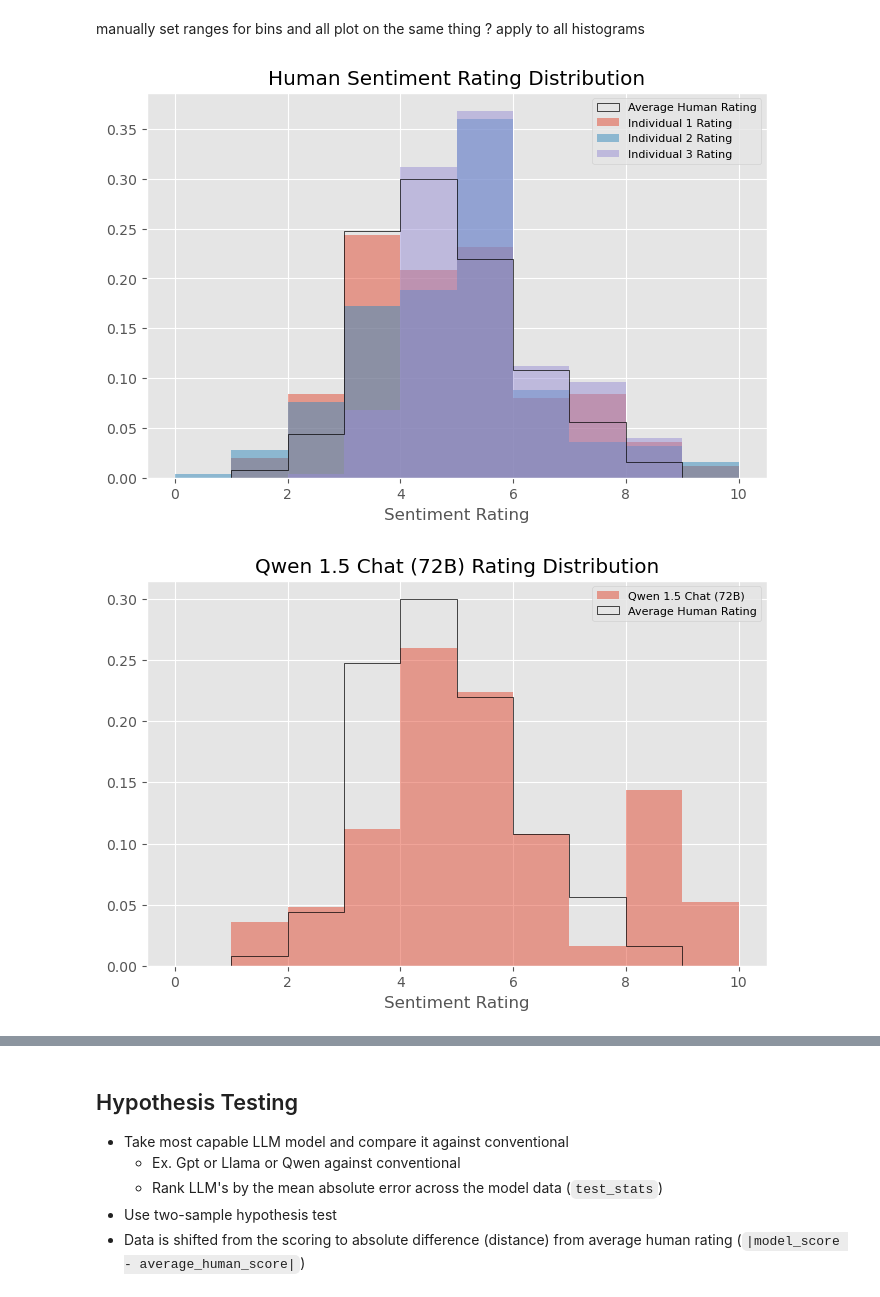
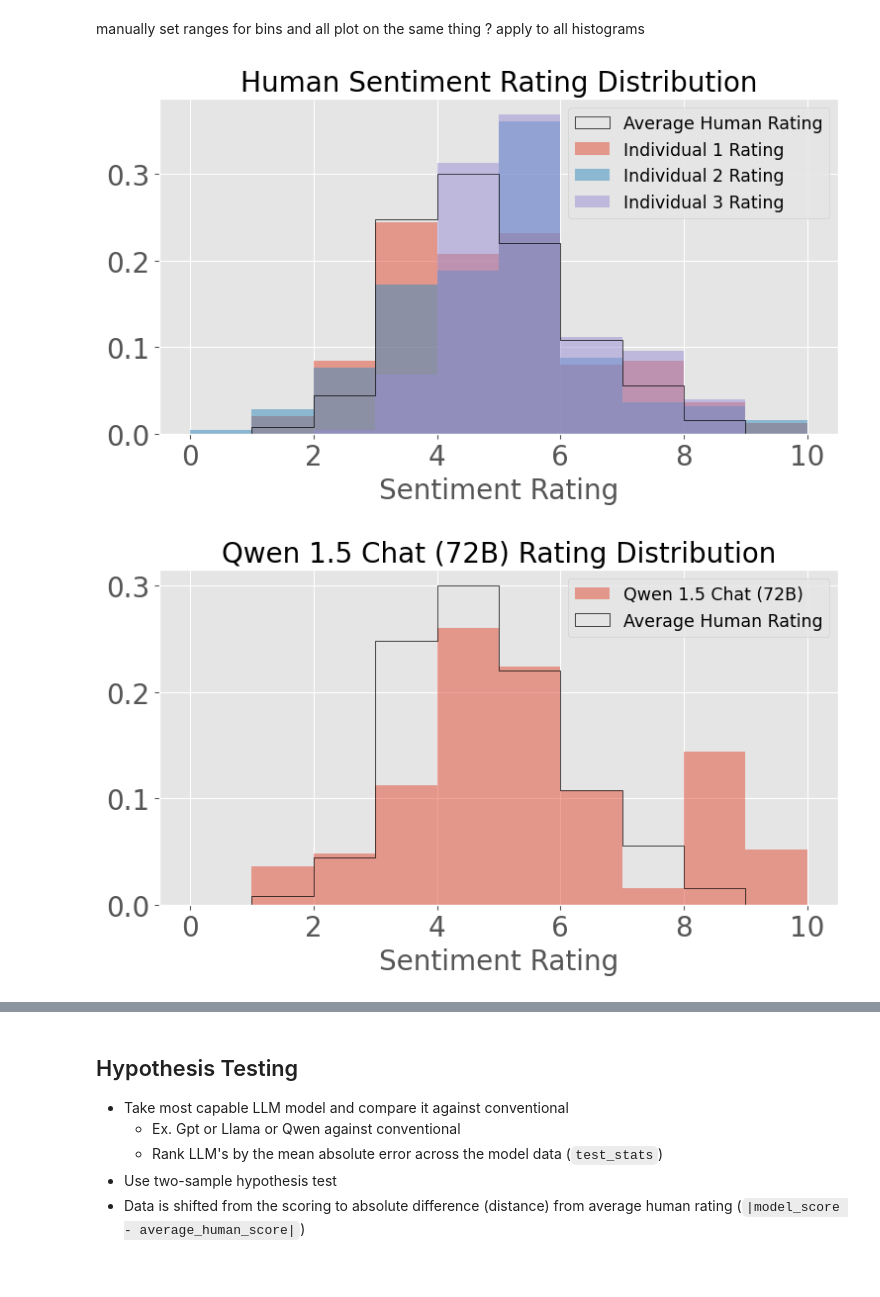
Before and after one commit to anananan116/MATH189_final_project, a Jupyter notebook: EDA_Hypothesis_Test.ipynb, the cells around one changed output, grey strips where cells are left out. Cells and saved outputs as stored; diff of their text form; code cells hidden in the pictures.

```diff
--- a/EDA_Hypothesis_Test.ipynb
+++ b/EDA_Hypothesis_Test.ipynb
@@ -6,6 +6,7 @@ import matplotlib.pyplot as plt
 col_list = [i for i in range(1, 20)]
 data = pd.read_csv('all_data.csv', usecols = col_list)
 data.drop(columns = ['label'], inplace = True)
+data.rename(columns = {'Custmized Bert': 'Customized Bert'}, inplace = True)
 data.head()
 # %% [output]
 |  | text | Label_by_zihan | Label_by_ben | Label_by_nicole | average | Qwen 1.5 Chat (0.5B) | ... |
@@ -25,32 +26,46 @@ human_rating = data['average'].values
 manually set ranges for bins and all plot on the same thing ? apply to all histograms
 # %%
 plt.style.use('ggplot')
+
+SMALL_SIZE = 20
+MEDIUM_SIZE = 20
+BIGGER_SIZE = 20
+
+plt.rc('font', size = 20)          # controls default text sizes
+plt.rc('axes', titlesize = 20)     # fontsize of the axes title
+plt.rc('axes', labelsize = 20)    # fontsize of the x and y labels
+plt.rc('xtick', labelsize = 20)    # fontsize of the tick labels
+plt.rc('ytick', labelsize = 20)    # fontsize of the tick labels
+plt.rc('legend', fontsize = 12.5)    # legend fontsize
+plt.rc('figure', titlesize = 20)  # fontsize of the figure title
 
 bins = np.linspace(0, 10, 11)
 
 fig = plt.figure(figsize = (8, 5))
 plt.hist(data['average'].values, bins = bins, density = True, histtype = 'step', color = 'black', label = 'Average Human Rating')
 plt.hist(data['Label_by_zihan'].values, bins = bins, density = True, alpha = 0.5, label = 'Individual 1 Rating')
 plt.hist(data['Label_by_ben'].values, bins = bins, density = True, alpha = 0.5, label = 'Individual 2 Rating')
 plt.hist(data['Label_by_nicole'].values, bins = bins, density = True, alpha = 0.5, label = 'Individual 3 Rating')
-plt.legend(prop = {'size': 8})
+plt.legend()
 plt.xlabel('Sentiment Rating')
 plt.title('Human Sentiment Rating Distribution')
+plt.tight_layout()
 plt.savefig('human_rating.pdf')
 plt.show()
 # %% [output]
-[figure, old version]
+[figure, new version]
 # %%
 fig = plt.figure(figsize = (8, 5))
 plt.hist(data['Qwen 1.5 Chat (72B)'].values, bins = bins, density = True, alpha = 0.5, label = 'Qwen 1.5 Chat (72B)')
 plt.hist(data['average'].values, bins = bins, density = True, histtype = 'step', color = 'black', label = 'Average Human Rating')
-plt.legend(prop = {'size': 8})
+plt.legend()
 plt.xlabel('Sentiment Rating')
 plt.title('Qwen 1.5 Chat (72B) Rating Distribution')
+plt.tight_layout()
 plt.savefig('qwen72b_rating.pdf')
 plt.show()
 # %% [output]
-[figure, old version]
+[figure, new version]
 # %%
 fig = plt.figure(figsize = (8, 5))
 plt.hist(data['LLaMA-2 Chat (70B)'].values, bins = bins, density = True, alpha = 0.5, label = 'LLaMA-2 Chat (70B)')
```
Also changed, not shown: parts of 9 cells of this notebook.
